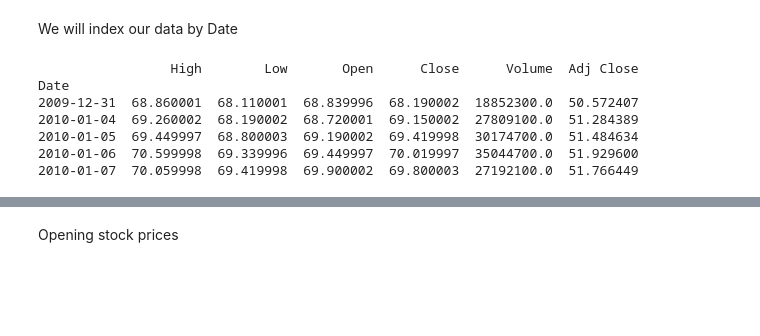
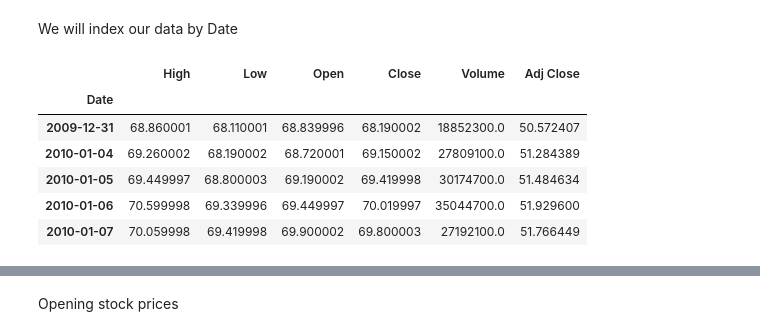
Before and after one commit to AmitBaroi/Data-Analysis-SentDex, a Jupyter notebook: 1_Demo.ipynb, the cells around one changed output, grey strips where cells are left out. Saved outputs shown, nothing was run; the diff lists cells and outputs as text; code cells hidden in the pictures; blank space fills up the shorter version.

```diff
--- a/1_Demo.ipynb
+++ b/1_Demo.ipynb
@@ -24,15 +20,15 @@ We will index our data by Date
 # %%
 # Resetting index to clear any unwanted index columns
 df.reset_index(inplace=True)
 # We will index by Date
 df.set_index("Date", inplace=True)
 # Showing the first 5 rows of data
-print(df.head())
+df.head()
 # %% [output]
-                 High        Low       Open      Close      Volume  Adj Close
-Date
-2009-12-31  68.860001  68.110001  68.839996  68.190002  18852300.0  50.572407
-2010-01-04  69.260002  68.190002  68.720001  69.150002  27809100.0  51.284389
-2010-01-05  69.449997  68.800003  69.190002  69.419998  30174700.0  51.484634
-2010-01-06  70.599998  69.339996  69.449997  70.019997  35044700.0  51.929600
-2010-01-07  70.059998  69.419998  69.900002  69.800003  27192100.0  51.766449
+|  | High | Low | Open | Close | Volume | Adj Close |
+| Date |  |  |  |  |  |  |
+| 2009-12-31 | 68.860001 | 68.110001 | 68.839996 | 68.190002 | 18852300.0 | 50.572407 |
+| 2010-01-04 | 69.260002 | 68.190002 | 68.720001 | 69.150002 | 27809100.0 | 51.284389 |
+| 2010-01-05 | 69.449997 | 68.800003 | 69.190002 | 69.419998 | 30174700.0 | 51.484634 |
+| 2010-01-06 | 70.599998 | 69.339996 | 69.449997 | 70.019997 | 35044700.0 | 51.929600 |
+| 2010-01-07 | 70.059998 | 69.419998 | 69.900002 | 69.800003 | 27192100.0 | 51.766449 |
```
Also changed, not shown: parts of 7 cells of this notebook.
